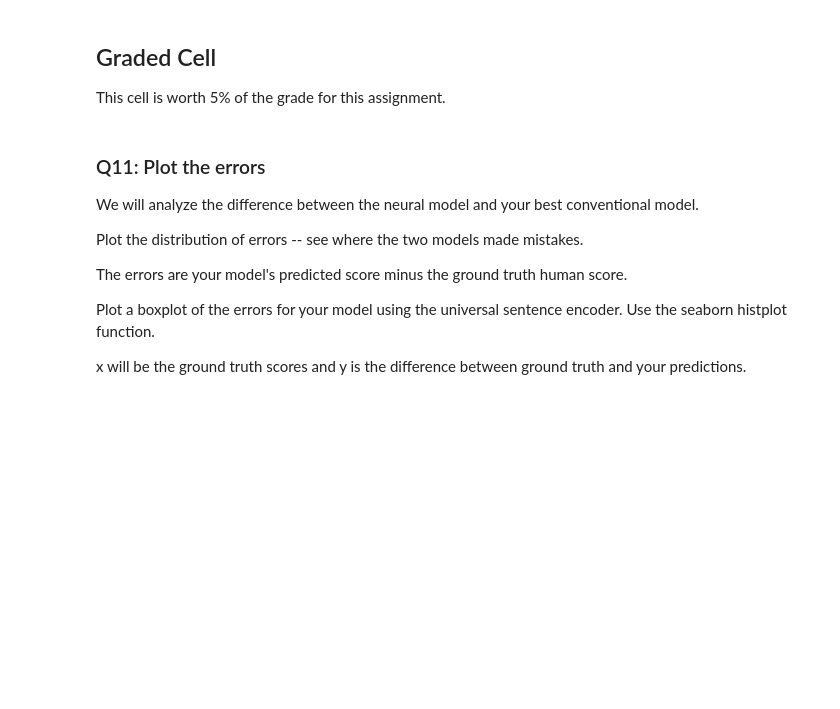
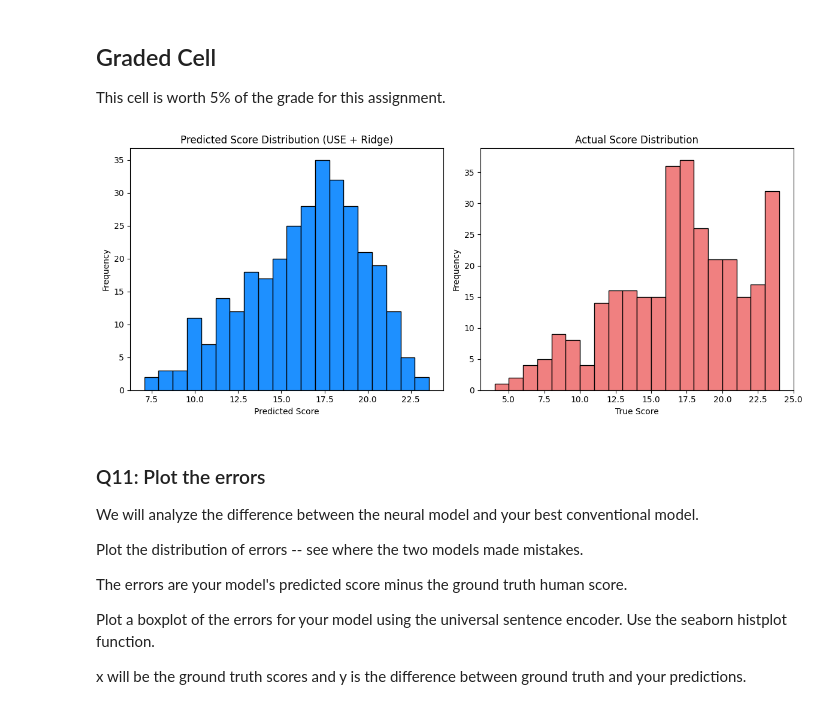
Before and after one commit to Mosizamani/AAI-501, a Jupyter notebook: Assignments/Module 5 NLP Coding Assignment Notebook.ipynb, the cells around one changed output. Saved outputs shown, nothing was run; the diff lists cells and outputs as text; code cells hidden in the pictures; blank space fills up the shorter version.

```diff
--- a/Assignments/Module 5 NLP Coding Assignment Notebook.ipynb
+++ b/Assignments/Module 5 NLP Coding Assignment Notebook.ipynb
@@ -182,7 +182,7 @@ from sklearn.feature_extraction.text import CountVectorizer
 
 # extract text and label from the split dataframes
 X_train_text = train_df['essay'].values
-X_text_text = test_df['essay'].values
+X_test_text = test_df['essay'].values
 
 ytrain = train_df['score'].values
 ytest = test_df['score'].values
@@ -195,7 +195,7 @@ vectorizer.fit(X_train_text)
 
 # transform both train and test essays into vectors
 xtrain = vectorizer.transform(X_train_text)
-xtest = vectorizer.transform(X_text_text)
+xtest = vectorizer.transform(X_test_text)
 
 # report number of features
 num_features = len(vectorizer.get_feature_names_out())
@@ -329,3 +369,20 @@ Which model appears to perform the best?
 ## Graded Cell
 
 This cell is worth 5% of the grade for this assignment.
+# %%
+from sklearn.linear_model import Ridge
+from sklearn.metrics import r2_score, mean_squared_error
+
+# train Ridge regeession model
+ridge_model = Ridge(alpha=1.0)
+ridge_model.fit(xtrain, ytrain)
+
+# predict
+ypred_ridge = ridge_model.predict(xtest)
+
+# evaluate
+r2 = r2_score(ytest, ypred_ridge)
+mse = mean_squared_error(ytest, ypred_ridge)
+
+print("R² score on USE embeddings:", r2)
+print("Mean Squared Error (MSE):", mse)
@@ -341,6 +401,32 @@ How is your new model's distribution of scores different from the ground truth d
 ## Graded Cell
 
 This cell is worth 5% of the grade for this assignment.
+# %%
+import matplotlib.pyplot as plt
+
+# predict scores using the trained Ridge model
+y_pred = ridge_model.predict(xtest)
+
+# plot predicted scores distribution
+plt.figure(figsize=(12, 5))
+
+plt.subplot(1, 2, 1)
+plt.hist(y_pred, bins=20, color='dodgerblue', edgecolor='black')
+plt.title("Predicted Score Distribution (USE + Ridge)")
+plt.xlabel("Predicted Score")
+plt.ylabel("Frequency")
+
+# plot true scores distribution
+plt.subplot(1, 2, 2)
+plt.hist(y_test, bins=20, color='lightcoral', edgecolor='black')
+plt.title("Actual Score Distribution")
+plt.xlabel("True Score")
+plt.ylabel("Frequency")
+
+plt.tight_layout()
+plt.show()
+# %% [output]
+[figure, added]
 # %% [markdown]
 ### Q11: Plot the errors
 
```
Also changed, not shown: parts of 5 cells of this notebook.
